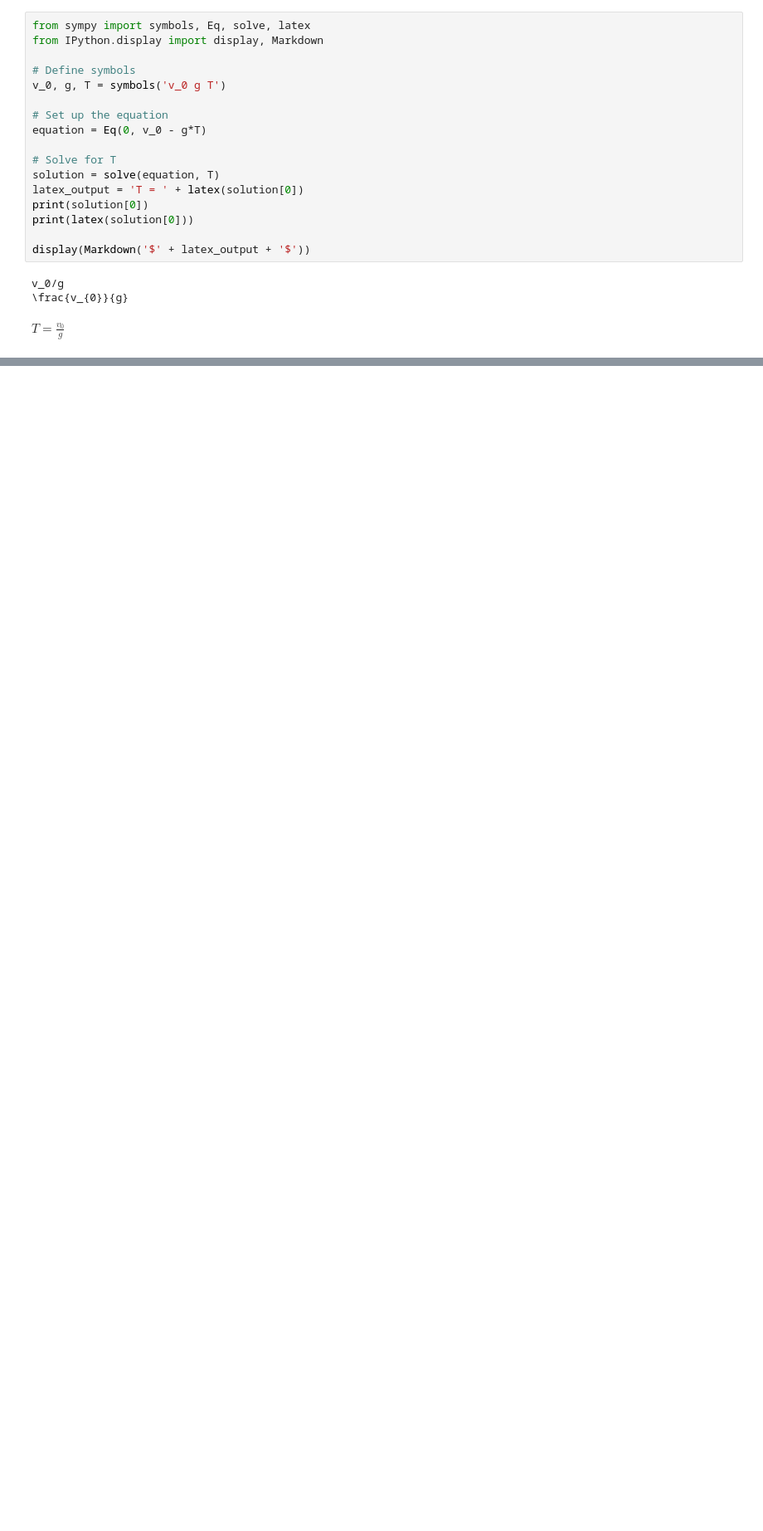
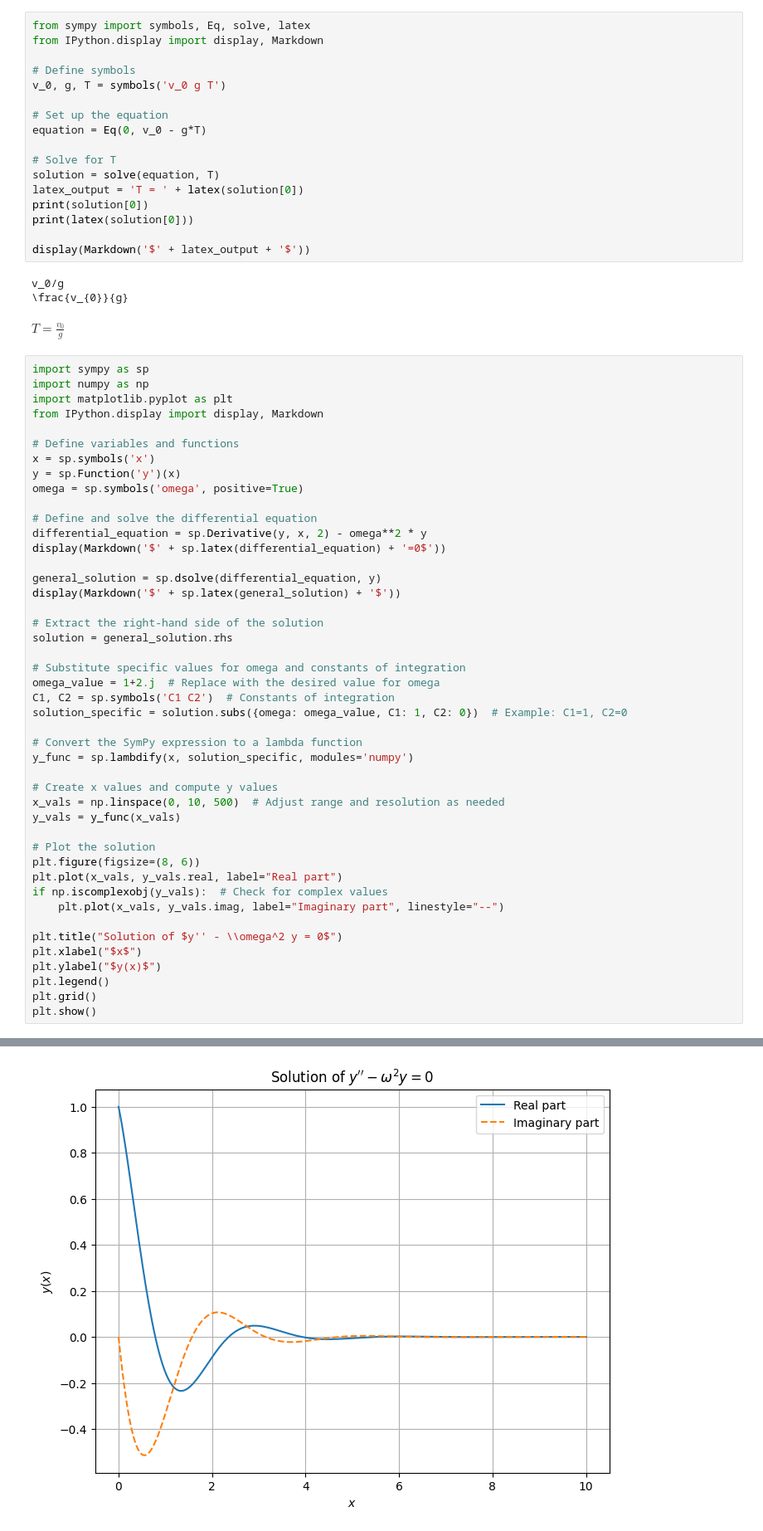
Before and after one commit to UW-ParksidePhysics/computational-tools, a Jupyter notebook: EquationSolvers.ipynb, the cells around one changed output, grey strips where cells are left out. Shown: that part at 83% size. Drawn from its saved outputs; the diff is of its cells as text; blank space fills up the shorter version.

```diff
--- a/EquationSolvers.ipynb
+++ b/EquationSolvers.ipynb
@@ -29,3 +29,49 @@ display(Markdown('$' + latex_output + '$'))
 v_0/g
 \frac{v_{0}}{g}
 $T = \frac{v_{0}}{g}$
+# %%
+import sympy as sp
+import numpy as np
+import matplotlib.pyplot as plt
+from IPython.display import display, Markdown
+
+# Define variables and functions
+x = sp.symbols('x')
+y = sp.Function('y')(x)
+omega = sp.symbols('omega', positive=True)
+
+# Define and solve the differential equation
+differential_equation = sp.Derivative(y, x, 2) - omega**2 * y
+display(Markdown('$' + sp.latex(differential_equation) + '=0$'))
+
+general_solution = sp.dsolve(differential_equation, y)
+display(Markdown('$' + sp.latex(general_solution) + '$'))
+
+# Extract the right-hand side of the solution
+solution = general_solution.rhs
+
+# Substitute specific values for omega and constants of integration
+omega_value = 1+2.j  # Replace with the desired value for omega
+C1, C2 = sp.symbols('C1 C2')  # Constants of integration
+solution_specific = solution.subs({omega: omega_value, C1: 1, C2: 0})  # Example: C1=1, C2=0
+
+# Convert the SymPy expression to a lambda function
+y_func = sp.lambdify(x, solution_specific, modules='numpy')
+
+# Create x values and compute y values
+x_vals = np.linspace(0, 10, 500)  # Adjust range and resolution as needed
+y_vals = y_func(x_vals)
+
+# Plot the solution
+plt.figure(figsize=(8, 6))
+plt.plot(x_vals, y_vals.real, label="Real part")
+if np.iscomplexobj(y_vals):  # Check for complex values
+    plt.plot(x_vals, y_vals.imag, label="Imaginary part", linestyle="--")
+
+plt.title("Solution of $y'' - \\omega^2 y = 0$")
+plt.xlabel("$x$")
+plt.ylabel("$y(x)$")
+plt.legend()
+plt.grid()
+plt.show()
+# %% [output]
@@ -31,0 +80 @@ $T = \frac{v_{0}}{g}$
+[figure, added]
```
Also changed, not shown: parts of 3 cells of this notebook, 2 other files.
